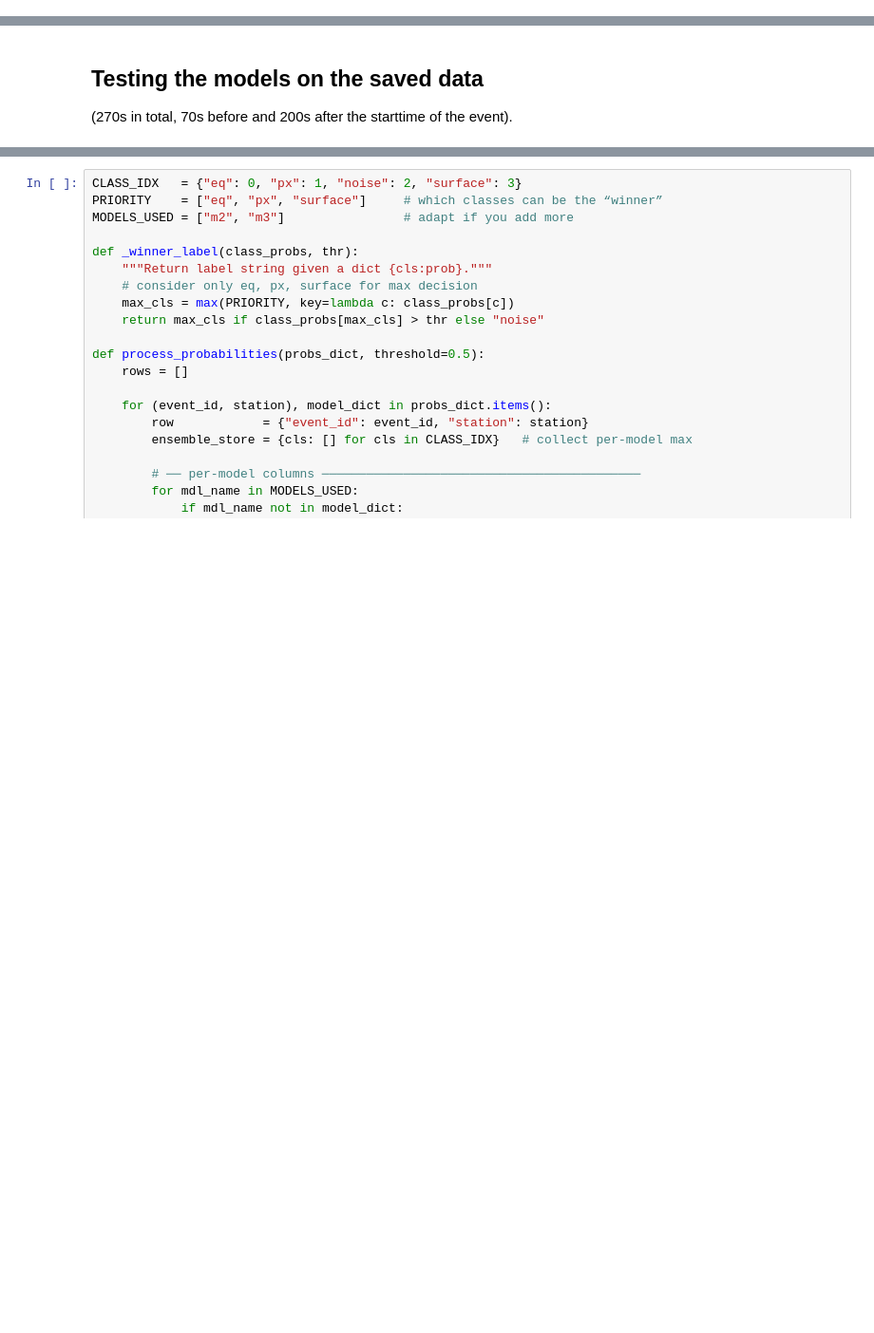
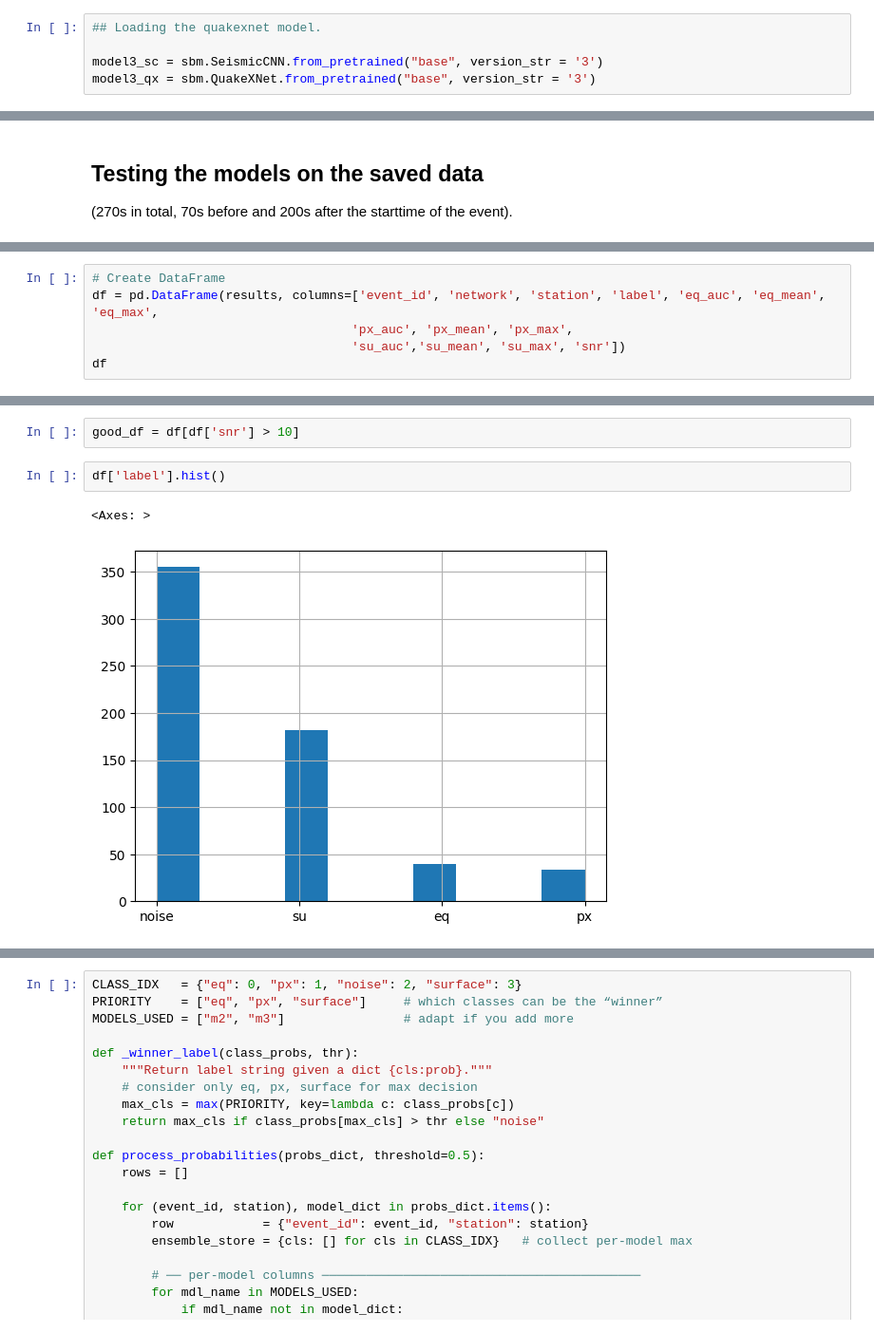
Before and after one commit to Akashkharita/PNW_Seismic_Event_Classification, a Jupyter notebook: deep_learning/notebooks/testing_on_new_esec_events.ipynb, the cells around one changed output, grey strips where cells are left out. Shown at 95% size. Cells and saved outputs as stored; diff of their text form; blank space fills up the shorter version.

Commit message:
updating final model performance

```diff
--- a/deep_learning/notebooks/testing_on_new_esec_events.ipynb
+++ b/deep_learning/notebooks/testing_on_new_esec_events.ipynb
@@ -249,0 +254,5 @@ cat
+# %%
+## Loading the quakexnet model.
+
+model3_sc = sbm.SeismicCNN.from_pretrained("base", version_str = '3')
+model3_qx = sbm.QuakeXNet.from_pretrained("base", version_str = '3')
@@ -253,0 +512,6 @@ cat
+# %%
+# Create DataFrame
+df = pd.DataFrame(results, columns=['event_id', 'network', 'station', 'label', 'eq_auc', 'eq_mean', 'eq_max',
+                                   'px_auc', 'px_mean', 'px_max',
+                                   'su_auc','su_mean', 'su_max', 'snr'])
+df
@@ -253,0 +532,7 @@ cat
+# %%
+good_df = df[df['snr'] > 10]
+# %%
+df['label'].hist()
+# %% [output]
+<Axes: >
+[figure, added]
```
Also changed, not shown: parts of 69 cells of this notebook.
